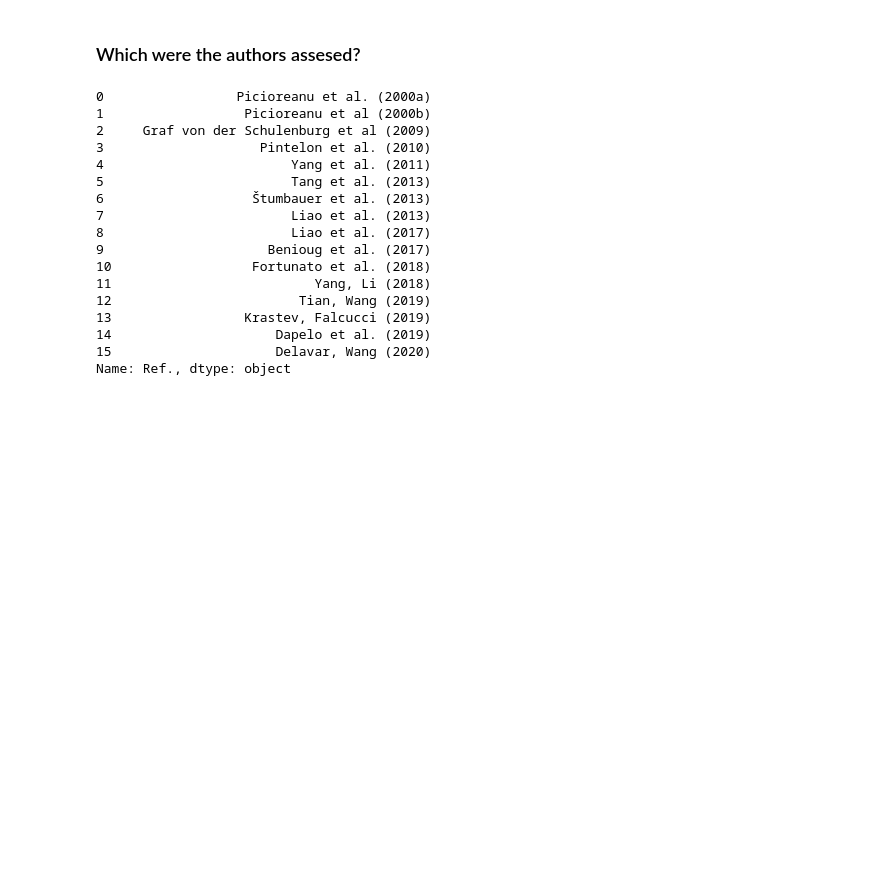
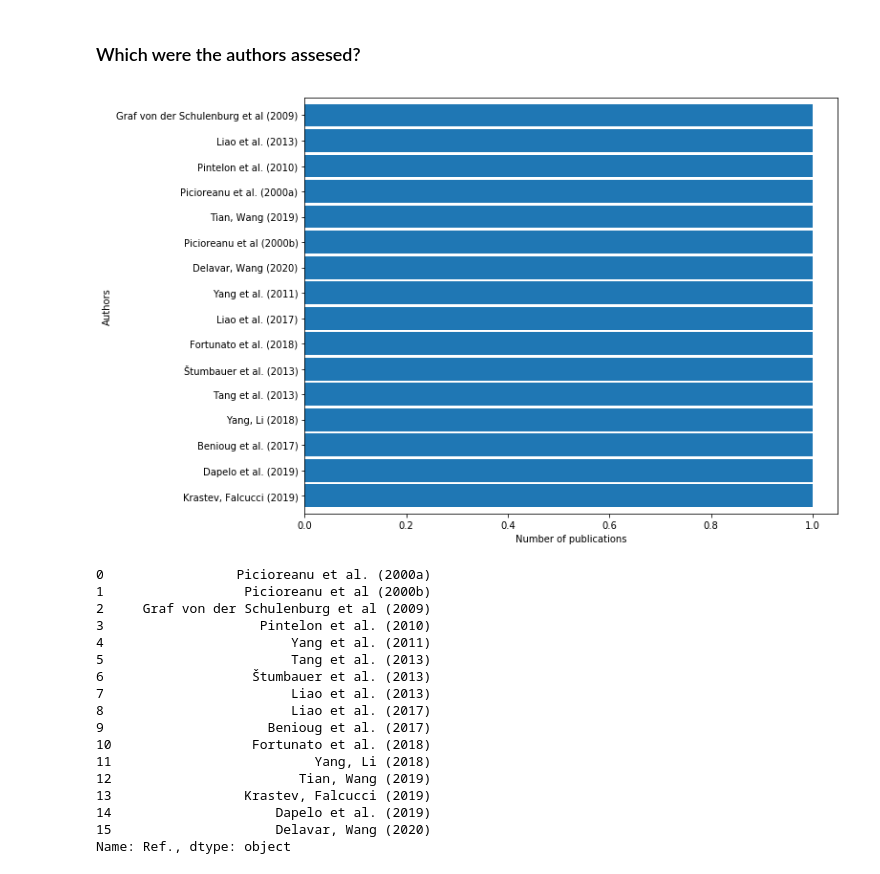
Before and after one commit to simoneperazzoli/Sauron, a Jupyter notebook: LBM_WWTP/Part_2_Data-analysis.ipynb, the cells around one changed output. Saved outputs shown, nothing was run; the diff lists cells and outputs as text; code cells hidden in the pictures; blank space fills up the shorter version.

```diff
--- a/LBM_WWTP/Part_2_Data-analysis.ipynb
+++ b/LBM_WWTP/Part_2_Data-analysis.ipynb
@@ -94,6 +98,13 @@ table.isnull().values.any()
 True
 # %% [markdown]
 ### Which were the authors assesed?
+# %%
+table['Ref.'].value_counts().plot('barh', width=0.9, figsize=(10,8)).invert_yaxis()
+plt.xlabel('Number of publications')
+plt.ylabel('Authors')
+plt.show()
+# %% [output]
+[figure, added]
 # %%
 table['Ref.']
 # %% [output]
```
Also changed, not shown: parts of 22 cells of this notebook.
